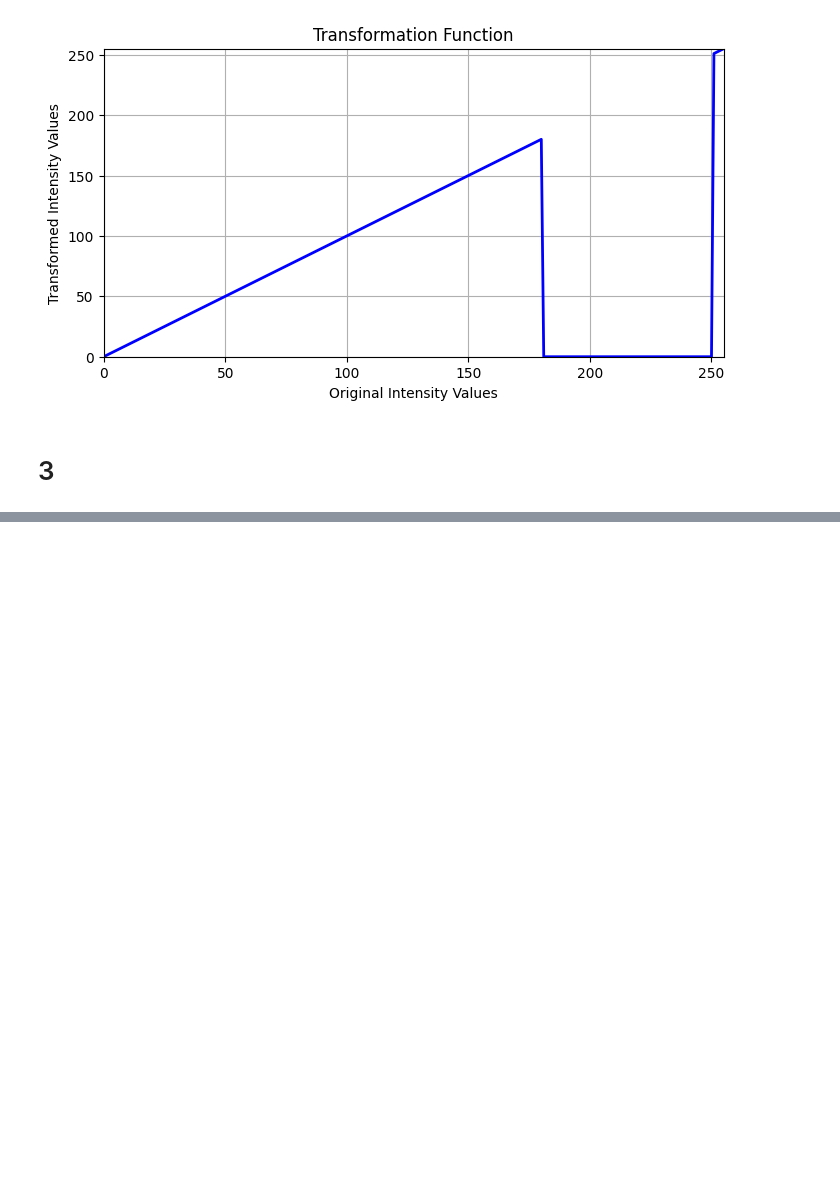
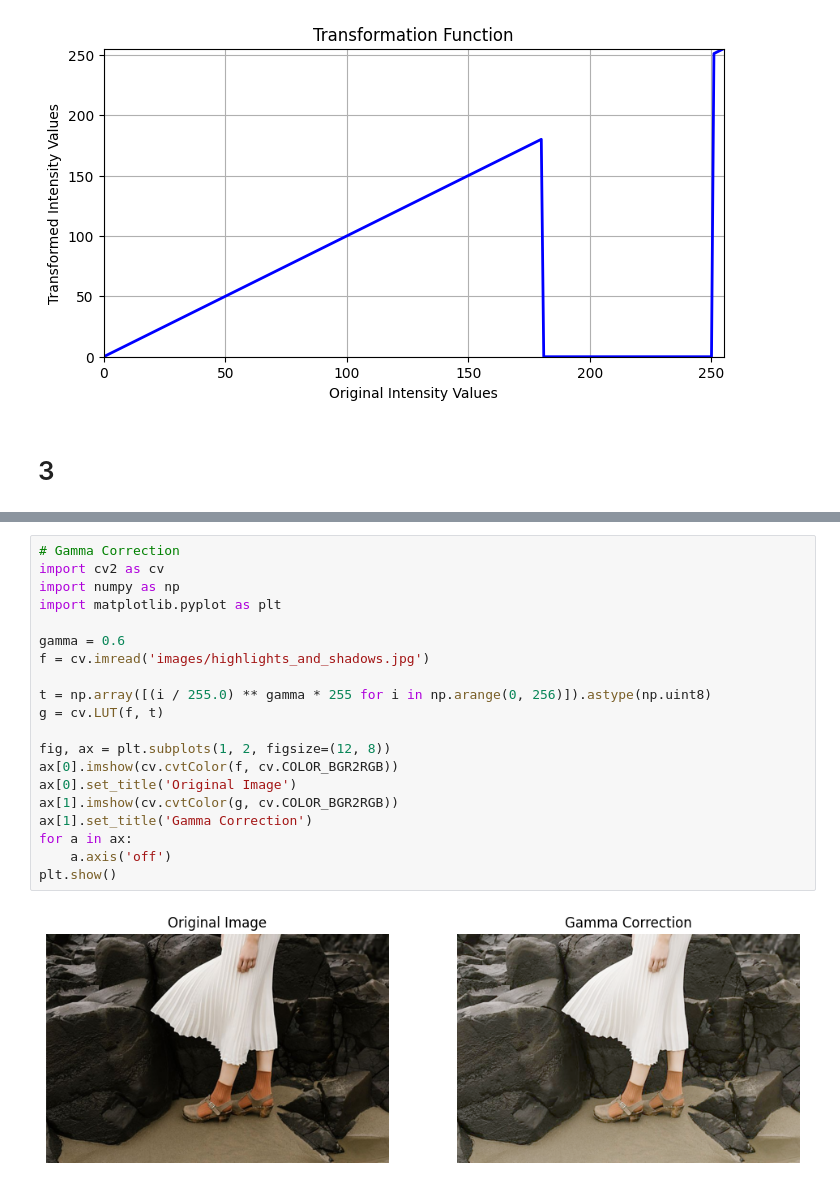
Before and after one commit to NavinduThimodya/Image_Processing_and_Machine_Vision_Assignment_1, a Jupyter notebook: Image_Ass_1.ipynb, the cells around one changed output, grey strips where cells are left out. Saved outputs shown, nothing was run; the diff lists cells and outputs as text; blank space fills up the shorter version.

```diff
--- a/Image_Ass_1.ipynb
+++ b/Image_Ass_1.ipynb
@@ -236,0 +241,22 @@ plt.show()
+# %%
+# Gamma Correction
+import cv2 as cv
+import numpy as np
+import matplotlib.pyplot as plt
+
+gamma = 0.6
+f = cv.imread('images/highlights_and_shadows.jpg')
+
+t = np.array([(i / 255.0) ** gamma * 255 for i in np.arange(0, 256)]).astype(np.uint8)
+g = cv.LUT(f, t)
+
+fig, ax = plt.subplots(1, 2, figsize=(12, 8))
+ax[0].imshow(cv.cvtColor(f, cv.COLOR_BGR2RGB))
+ax[0].set_title('Original Image')
+ax[1].imshow(cv.cvtColor(g, cv.COLOR_BGR2RGB))
+ax[1].set_title('Gamma Correction')
+for a in ax:
+    a.axis('off')
+plt.show()
+# %% [output]
+[figure, added]
```
Also changed, not shown: parts of 5 cells of this notebook, 1 other file.
